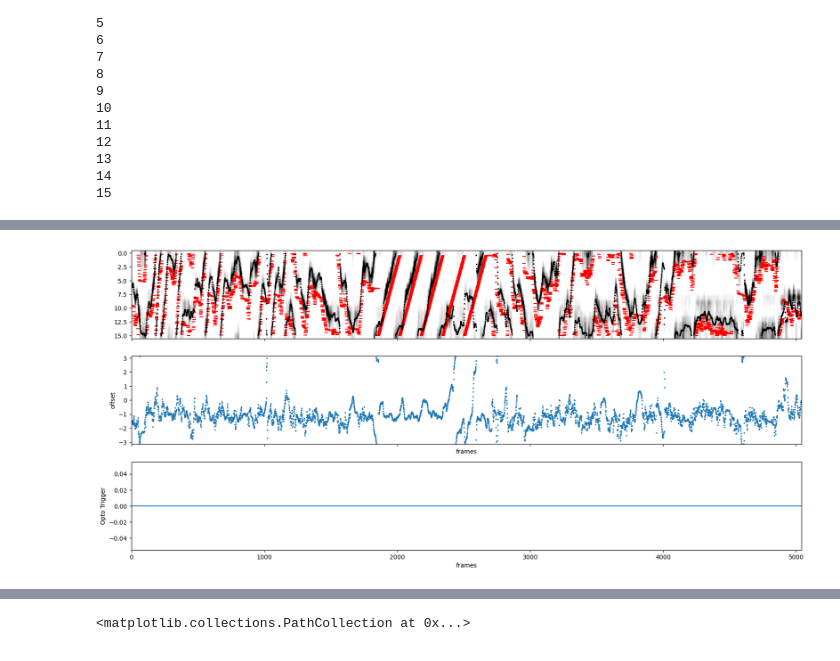
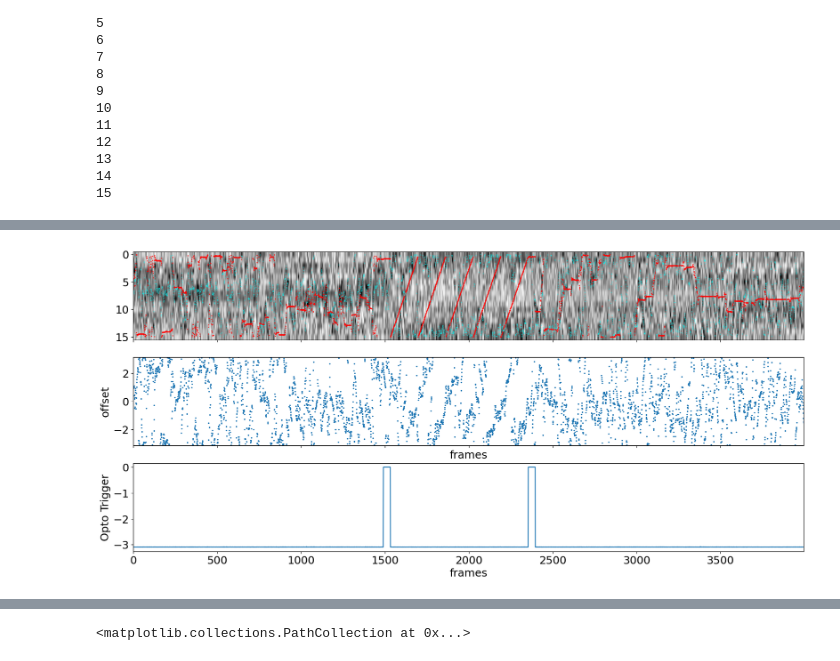
Before and after one commit to yfisher-lab/SessionTools, a Jupyter notebook: Notebooks/signal_extraction_debugging.ipynb, the cells around one changed output, grey strips where cells are left out. Cells and saved outputs as stored; diff of their text form; code cells hidden in the pictures.

```diff
--- a/Notebooks/signal_extraction_debugging.ipynb
+++ b/Notebooks/signal_extraction_debugging.ipynb
@@ -158,3 +183,24 @@ dff_r = sp.stats.zscore(F[1,:,:]-notF[1,np.newaxis,:],axis=-1)
+# %%
+
+
+
+# dff = (F[1,:,:]-F_base[1,:,:] - .2*notF[1,np.newaxis,:])/F_base[1,:,:]
+# dff = (F[0,:,:]-F_base[0,:,:])/F_base[0,:,:]
+# dff_r = (F[0,:,:]-F_base[0,:,:])/F_base[0,:,:]
+
+# predict each timeseries from notF
+# change notF to dark part of FOV
+
+# dff = sp.stats.zscore(F[1,:,:]-1.*lr.predict(notF[1,:,np.newaxis]).T , axis=-1)
+# dff = sp.stats.zscore(F[1,:,:]-.7*F[1,:,:].mean(axis=0,keepdims=True),axis=-1)
+# dff = sp.stats.zscore(F[1,:,:],axis=-1)
+dff = sp.stats.zscore(F[1,:,:]-F[1,:,:].mean(axis=0,keepdims=True),axis=-1)
+# dff = (F[0,:,:]-1.*F_base[0,:,:])/F_base[0,:,:]
+# dff_r = sp.stats.zscore(F[0,:,:]-.7*notF[0,np.newaxis,:],axis=-1)
+dff_r = sp.stats.zscore(F[0,:,:],axis=-1)
+
+# dff = sp.stats.zscore(F[1,:,:], axis = -1)
+# dff_r = sp.stats.zscore(F[0,:,:], axis = -1)
 # %%
 print(np.amin(dff),np.amax(dff))
 print(np.amin(dff_r),np.amax(dff_r))
@@ -179,7 +225,3 @@ _,offset_r = st2p.utilities.cart2pol(*st2p.utilities.pol2cart(np.ones(heading.sh
 # %%
 fig_folder = f'/media/mplitt/SSD_storage/2P_scratch/{date}/{fly}/{session}/figs'
 os.makedirs(fig_folder, exist_ok=True)
-# %%
-for ind in np.argwhere(df_aligned[' Opto Trigger'].to_numpy()>0).tolist():
-    print(ind)
-    dff[:,ind[0]:ind[0]+20]=np.nan
@@ -185,0 +237,10 @@ for ind in np.argwhere(df_aligned[' Opto Trigger'].to_numpy()>0).tolist():
+# %%
+fig,ax = plt.subplots()
+h_x, h_y = st2p.utilities.pol2cart(np.ones(heading.shape), np.diff(heading,prepend=0))
+_, dh = st2p.utilities.cart2pol(h_x, h_y)
+ax.hist(dh)
+ax.set_xlim(-1,1)
+
+# fig,ax = plt.subplots()
+# ax.plot(heading[1500:1600])
+# ax.plot(dh[1500:1600])
@@ -186,30 +250,29 @@ for ind in np.argwhere(df_aligned[' Opto Trigger'].to_numpy()>0).tolist():
 # %%
 win_size = 6000
 
 for num_fig, start_i in enumerate(range(0,dff.shape[-1]-3,win_size)):
     stop_i = min(start_i+win_size, dff.shape[-1]-1)
     window = slice(start_i, stop_i)
     fig, ax = plt.subplots(3,1,figsize=[20,9], sharex=True)
     dff_window = dff[:,window]
-    ax[0].imshow(dff_window,aspect='auto',cmap='Greys',vmin=-2,vmax=3)
+    ax[0].imshow(dff_window,aspect='auto',cmap='Greys',vmin=-3,vmax=3)
     x = np.arange(stop_i-start_i)
-    ax[0].scatter(x,15*(heading[window]+np.pi)/2/np.pi,color='red',marker='_')
+    ax[0].scatter(x,15*(heading[window]+np.pi)/2/np.pi,color='red',marker='.', s=2)
 
-    ax[0].scatter(x,15*(phi[window]+np.pi)/2/np.pi,color='black', s=2)
+    ax[0].scatter(x,15*(phi[window]+np.pi)/2/np.pi,color='cyan', s=1, alpha=.3)
 
 
 
     ax[1].scatter(x,offset[window],s=2)
     ax[1].set_ylim([-3.14,3.14])
-    # ax[1].plot(x,0*offset[window], marker='_')
     ax[1].set_ylabel('offset')
     ax[1].set_xlabel('frames')
 
-    ax[2].plot(x,df_aligned[' Opto Trigger'].iloc[window])
+    ax[2].plot(x,df_aligned[' Arena DAC2'].iloc[window])
     ax[2].set_ylabel('Opto Trigger')
     ax[2].set_xlabel('frames')
 
 
     fig.savefig(os.path.join(fig_folder,f'offset_{num_fig}.jpg'))
 # %% [output]
-[figure, old version]
+[figure, new version]
```
Also changed, not shown: parts of 34 cells of this notebook, 8 other files.
